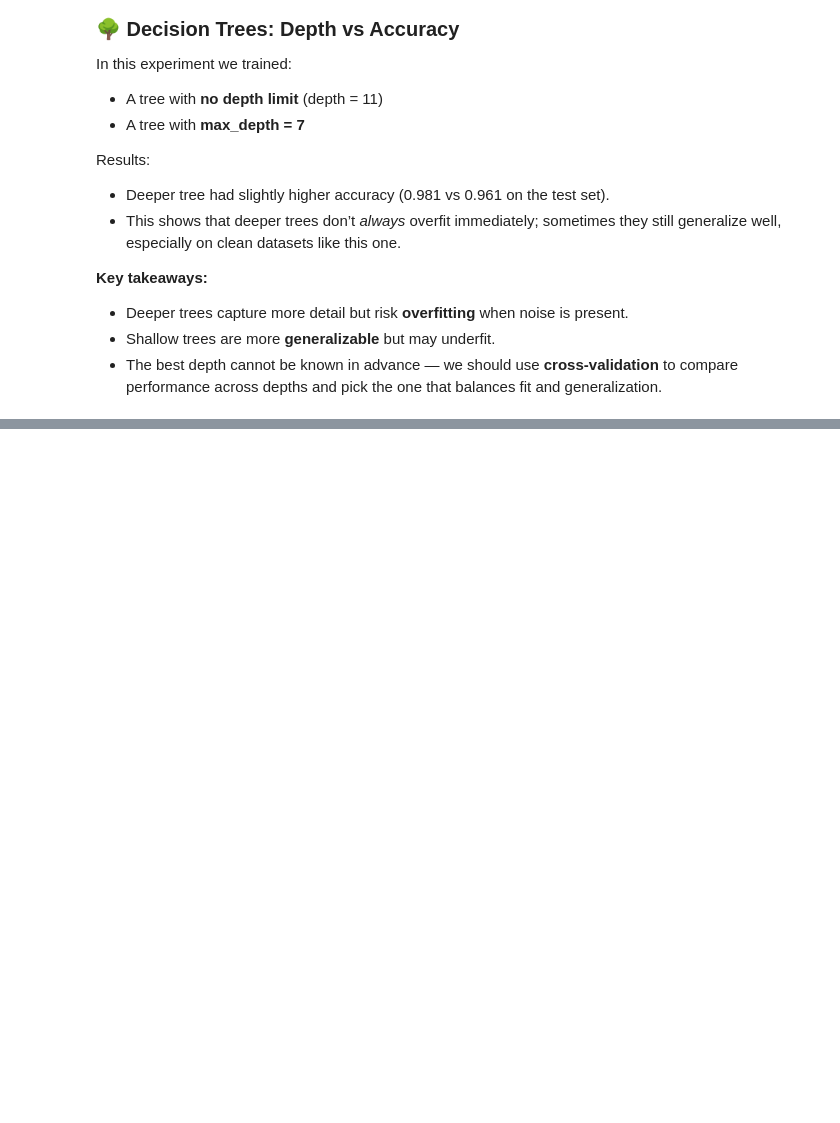
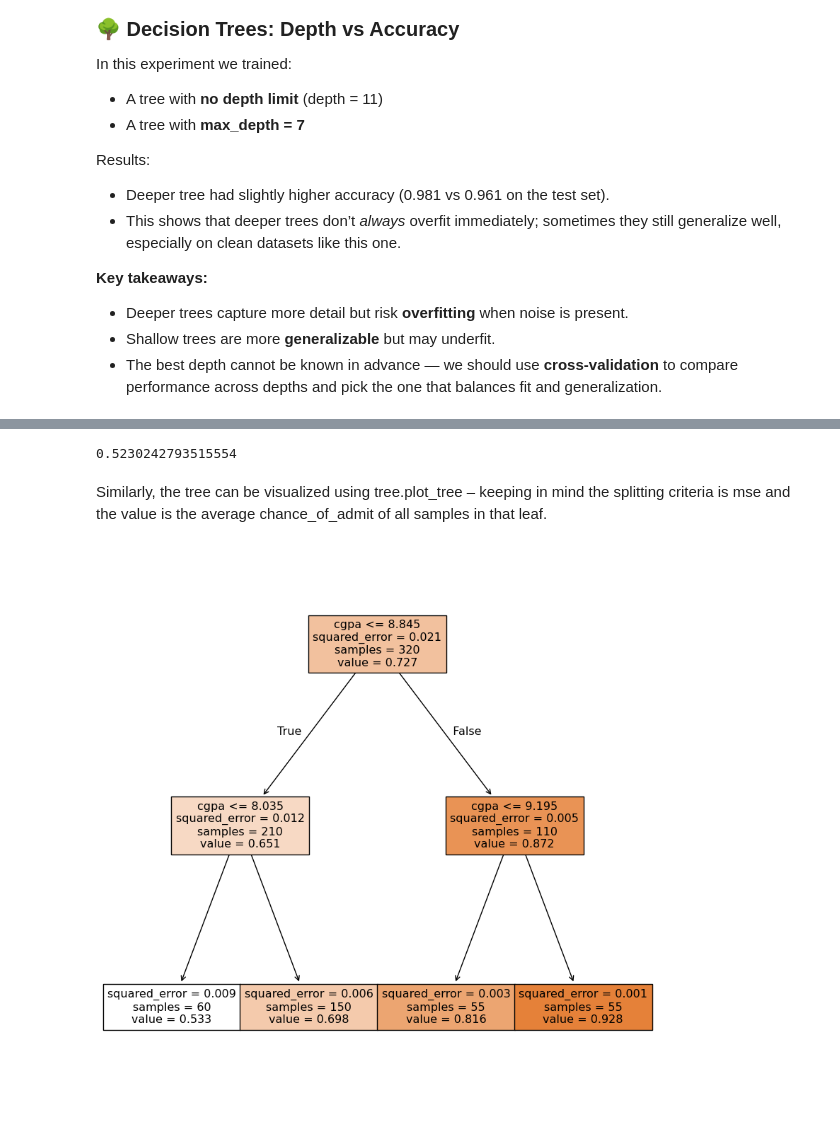
Before and after one commit to antoninolm/ml_theory, a Jupyter notebook: decision_trees_basics/decision_trees_project.ipynb, the cells around one changed output, grey strips where cells are left out. Drawn from its saved outputs; the diff is of its cells as text; code cells hidden in the pictures; blank space fills up the shorter version.

```diff
--- a/decision_trees_basics/decision_trees_project.ipynb
+++ b/decision_trees_basics/decision_trees_project.ipynb
@@ -850,0 +1079,3 @@ Results:
+# %%
+X = df.loc[:,'gre_score':'research']
+y = df['chance_of_admit']
@@ -850,0 +1097,16 @@ Results:
+# %%
+x_train, x_test, y_train, y_test = train_test_split(X,y, random_state=0, test_size=0.2)
+dt = DecisionTreeRegressor(max_depth=3, ccp_alpha=0.001)
+dt.fit(x_train, y_train)
+y_pred = dt.predict(x_test)
+print(dt.score(x_test, y_test))
+# %% [output]
+0.5230242793515554
+# %% [markdown]
+Similarly, the tree can be visualized using tree.plot_tree – keeping in mind the splitting criteria is mse and the value is the average chance_of_admit of all samples in that leaf.
+# %%
+plt.figure(figsize=(10,10))
+tree.plot_tree(dt, feature_names = x_train.columns,
+               max_depth=2, filled=True);
+# %% [output]
+[figure, added]
```
Also changed, not shown: parts of 39 cells of this notebook, 2 other files.
